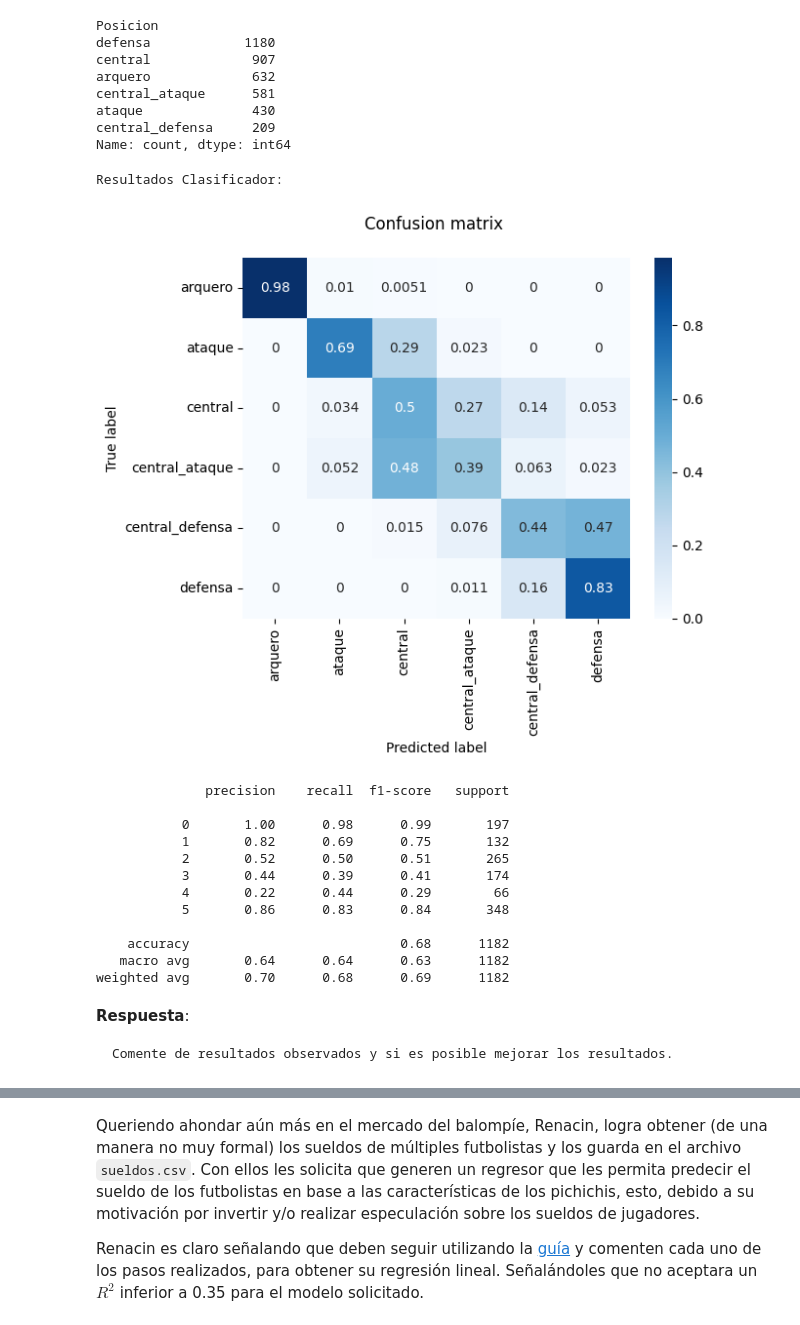
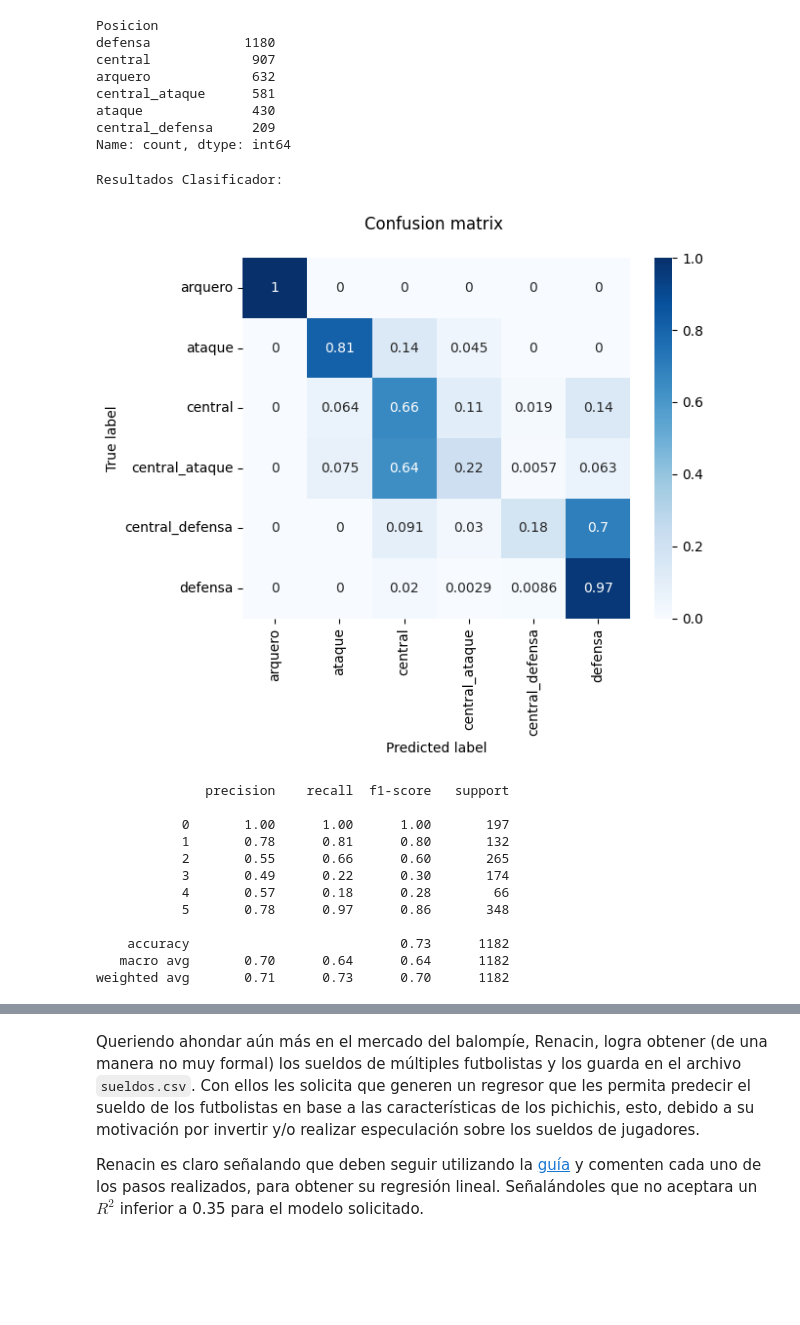
Before and after one commit to mvarasg/MDS7202-Lab-Programacion-Cientifica-MDS, a Jupyter notebook: lab8/Laboratorio8_respuestas.ipynb, the cells around one changed output, grey strips where cells are left out. Cells and saved outputs as stored; diff of their text form; code cells hidden in the pictures; blank space fills up the shorter version.

````diff
--- a/lab8/Laboratorio8_respuestas.ipynb
+++ b/lab8/Laboratorio8_respuestas.ipynb
@@ -475,57 +460,51 @@ column_transformer = ColumnTransformer(
                                                        'Long_Shots', 'Curve','Freekick_Accuracy']),
                       ('ordinal', OneHotEncoder(),['Preffered_Foot', 'Work_Rate' ])])
 
-SVR = SVR()
+RF = RandomForestClassifier()
 
 pipeline = Pipeline([
     ('column_transformer', column_transformer),
-    ('classifier', SVR)
+    ('classifier', RF)
 ])
 
 label_encoder = LabelEncoder()
 y_encoded = label_encoder.fit_transform(df_players_1['Posicion'])
 
 X_train, X_test, y_train, y_test = train_test_split(df_players_1, y_encoded, test_size=0.3, random_state=0)
 
 
 transformed_data = pipeline.fit(X_train, y_train)
 
-predictions = abs(transformed_data.predict(X_test).round())
+predictions = transformed_data.predict(X_test)
 
 cm = confusion_matrix(y_test, predictions, normalize='true')
 classes = unique_labels(df_players_1['Posicion'])
 
 print(f'Resultados Clasificador:')
 df = pd.DataFrame(cm, index=classes, columns=classes)
 
 g = sns.heatmap(df, annot=True, cmap="Blues")
 g.set_yticklabels(g.get_yticklabels(), rotation=0)
 
 plt.title('Confusion matrix \n')
 plt.xlabel('Predicted label')
 plt.ylabel('True label')
 plt.autoscale()
 plt.show()
 
 print(classification_report(y_test, predictions))
 # %% [output]
 Resultados Clasificador:
-[figure, old version]
+[figure, new version]
               precision    recall  f1-score   support
 
-           0       1.00      0.98      0.99       197
-           1       0.82      0.69      0.75       132
-           2       0.52      0.50      0.51       265
-           3       0.44      0.39      0.41       174
-           4       0.22      0.44      0.29        66
-           5       0.86      0.83      0.84       348
+           0       1.00      1.00      1.00       197
+           1       0.78      0.81      0.80       132
+           2       0.55      0.66      0.60       265
+           3       0.49      0.22      0.30       174
+           4       0.57      0.18      0.28        66
+           5       0.78      0.97      0.86       348
 
-    accuracy                           0.68      1182
-   macro avg       0.64      0.64      0.63      1182
-weighted avg       0.70      0.68      0.69      1182
+    accuracy                           0.73      1182
+   macro avg       0.70      0.64      0.64      1182
+weighted avg       0.71      0.73      0.70      1182
-# %% [markdown]
-**Respuesta**:
-
-```
-Comente de resultados observados y si es posible mejorar los resultados.
-```
````
Also changed, not shown: parts of 12 cells of this notebook.
